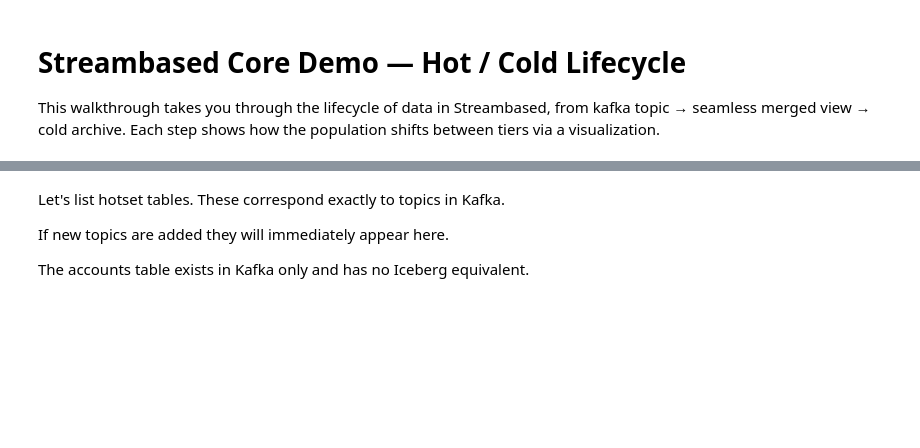
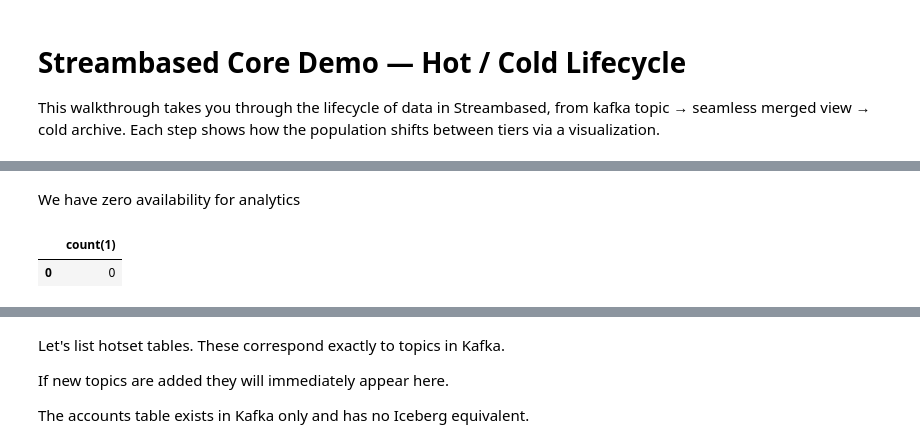
Before and after one commit to streambased-io/breakstream, a Jupyter notebook: datasets/demo/notebooks/demo_core_walkthrough.ipynb, the cells around one changed output, grey strips where cells are left out. Cells and saved outputs as stored; diff of their text form; code cells hidden in the pictures; blank space fills up the shorter version.

```diff
--- a/datasets/demo/notebooks/demo_core_walkthrough.ipynb
+++ b/datasets/demo/notebooks/demo_core_walkthrough.ipynb
@@ -142,0 +170,7 @@ def show_distribution(table='transactions'):
+# %% [markdown]
+We have zero availability for analytics
+# %%
+q("select count(*) from isk.coldset.transactions")
+# %% [output]
+|  | count(1) |
+| 0 | 0 |
```
Also changed, not shown: parts of 66 cells of this notebook, 17 other files.
